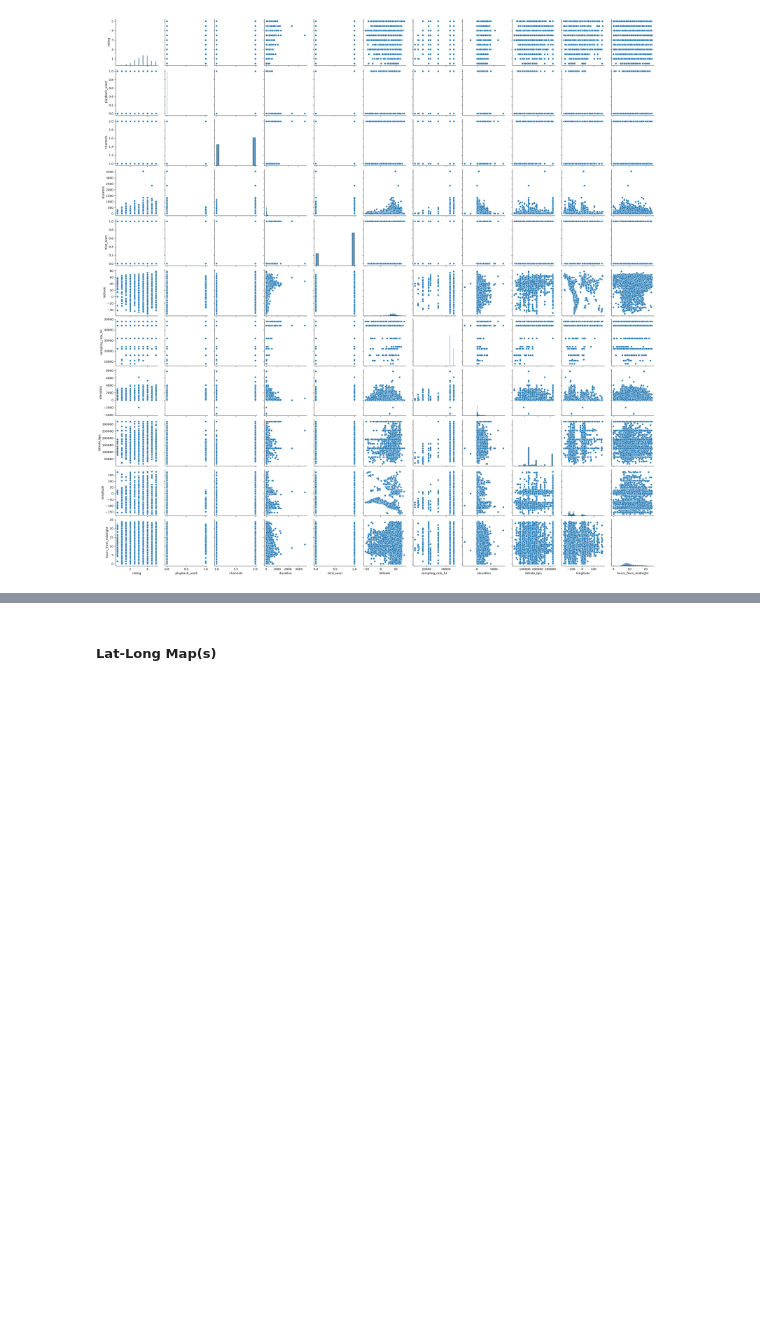
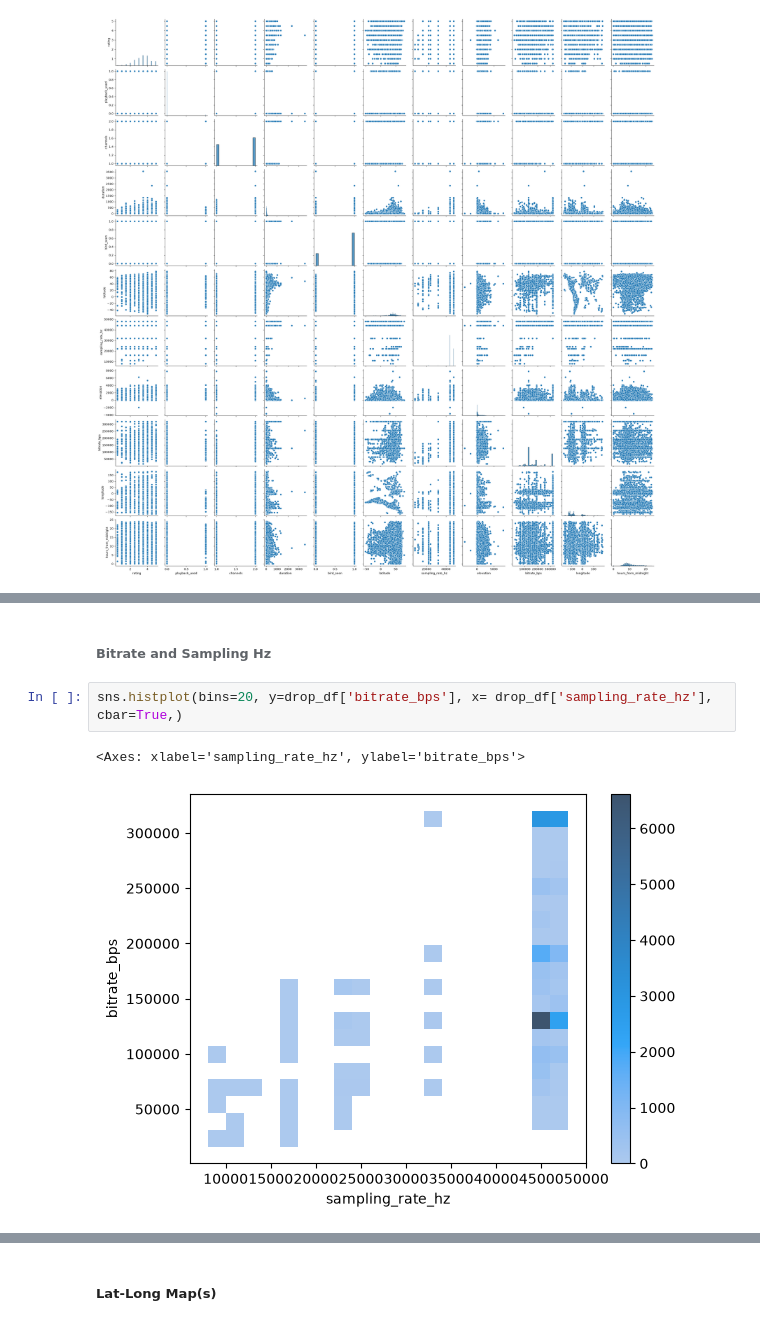
Before and after one commit to Jhe56/Ai-vian, a Jupyter notebook: Update_2/dataset_analysis.ipynb, the cells around one changed output, grey strips where cells are left out. Drawn from its saved outputs; the diff is of its cells as text; blank space fills up the shorter version.

```diff
--- a/Update_2/dataset_analysis.ipynb
+++ b/Update_2/dataset_analysis.ipynb
@@ -588,0 +580,7 @@ pd.crosstab(drop_df["bird_seen"], drop_df["playback_used"], margins=True)
+# %% [markdown]
+###### Bitrate and Sampling Hz
+# %%
+sns.histplot(bins=20, y=drop_df['bitrate_bps'], x= drop_df['sampling_rate_hz'], cbar=True,)
+# %% [output]
+<Axes: xlabel='sampling_rate_hz', ylabel='bitrate_bps'>
+[figure, added]
```
Also changed, not shown: parts of 18 cells of this notebook.
